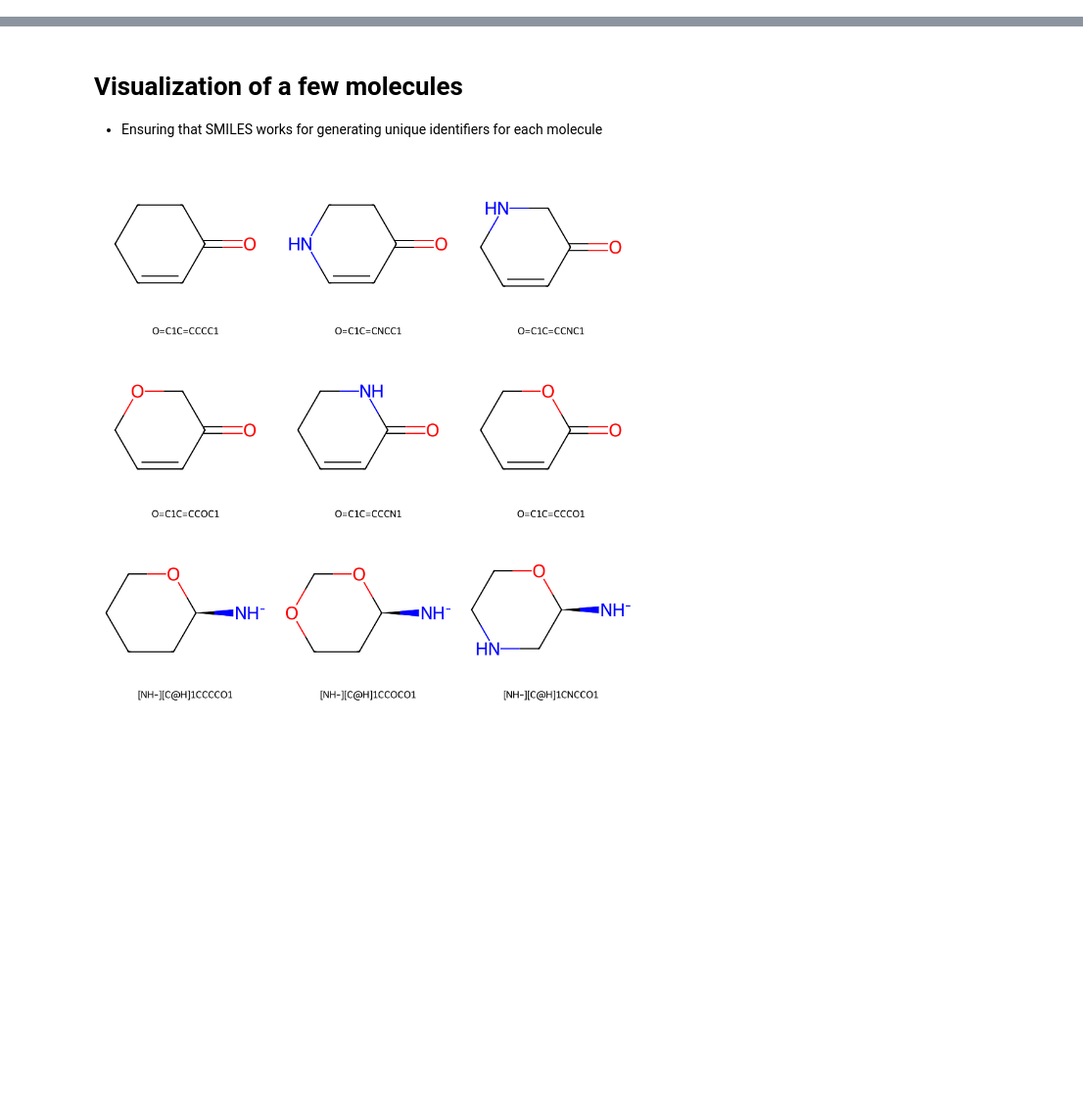
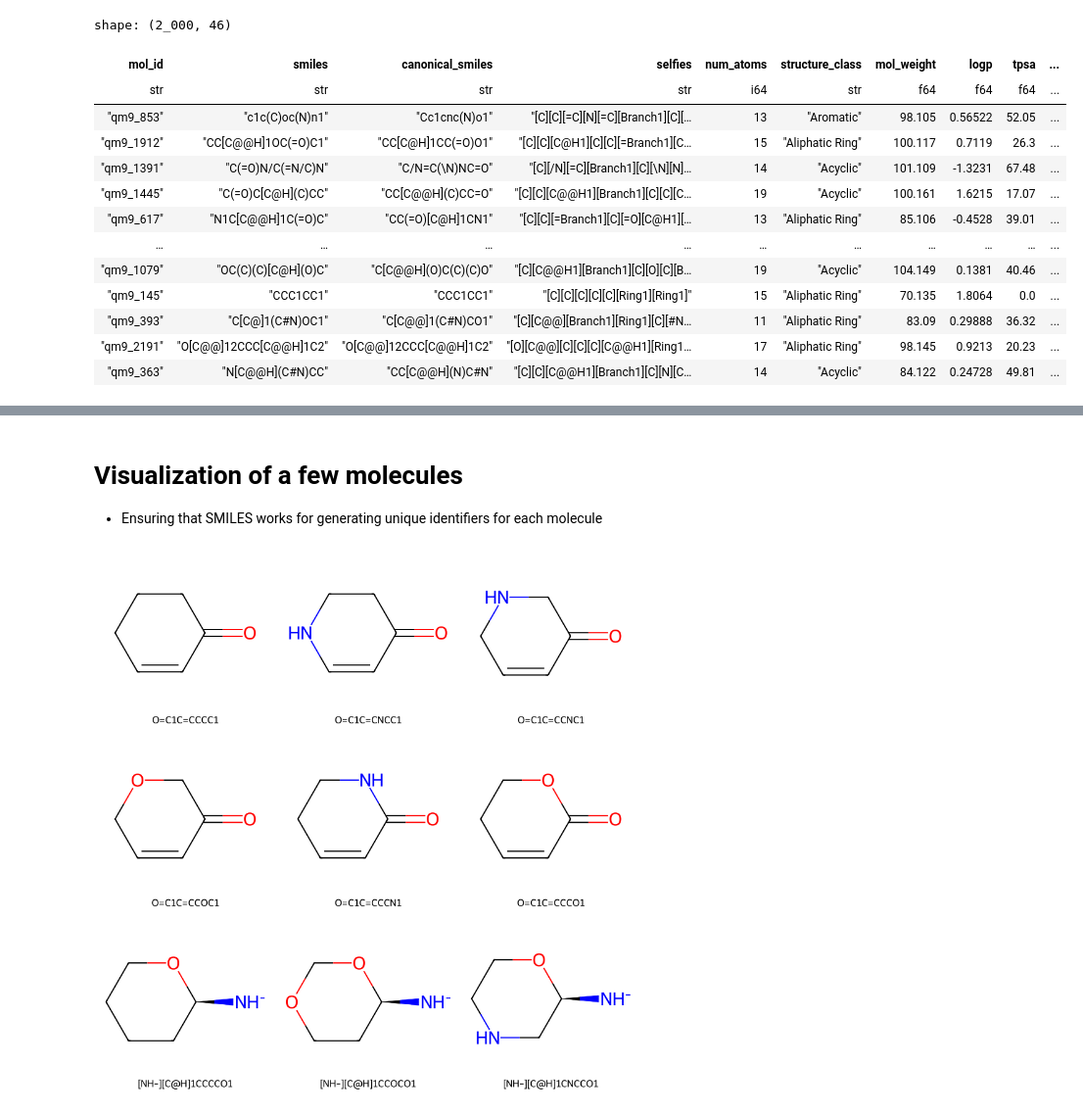
Before and after one commit to karlfindhansen/Non-Euclidean-Distances-in-Molecular-Representation, a Jupyter notebook: notebooks/QM9/qm9_analysis.ipynb, the cells around one changed output, grey strips where cells are left out. Shown at 98% size. Saved outputs shown, nothing was run; the diff lists cells and outputs as text; code cells hidden in the pictures; blank space fills up the shorter version.

```diff
--- a/notebooks/QM9/qm9_analysis.ipynb
+++ b/notebooks/QM9/qm9_analysis.ipynb
@@ -13 +41,18 @@ df = qm9.load()
+# %%
+qm9.df
+# %% [output]
+shape: (2_000, 46)
+| mol_id | smiles | canonical_smiles | selfies | num_atoms | structure_class | mol_weight | logp | tpsa | ... |
+| str | str | str | str | i64 | str | f64 | f64 | f64 | ... |
+| "qm9_853" | "c1c(C)oc(N)n1" | "Cc1cnc(N)o1" | "[C][C][=C][N][=C][Branch1][C][… | 13 | "Aromatic" | 98.105 | 0.56522 | 52.05 | ... |
+| "qm9_1912" | "CC[C@@H]1OC(=O)C1" | "CC[C@H]1CC(=O)O1" | "[C][C][C@H1][C][C][=Branch1][C… | 15 | "Aliphatic Ring" | 100.117 | 0.7119 | 26.3 | ... |
+| "qm9_1391" | "C(=O)N/C(=N/C)N" | "C/N=C(\N)NC=O" | "[C][/N][=C][Branch1][C][\N][N]… | 14 | "Acyclic" | 101.109 | -1.3231 | 67.48 | ... |
+| "qm9_1445" | "C(=O)C[C@H](C)CC" | "CC[C@@H](C)CC=O" | "[C][C][C@@H1][Branch1][C][C][C… | 19 | "Acyclic" | 100.161 | 1.6215 | 17.07 | ... |
+| "qm9_617" | "N1C[C@@H]1C(=O)C" | "CC(=O)[C@H]1CN1" | "[C][C][=Branch1][C][=O][C@H1][… | 13 | "Aliphatic Ring" | 85.106 | -0.4528 | 39.01 | ... |
+| … | … | … | … | … | … | … | … | … | ... |
+| "qm9_1079" | "OC(C)(C)[C@H](O)C" | "C[C@@H](O)C(C)(C)O" | "[C][C@@H1][Branch1][C][O][C][B… | 19 | "Acyclic" | 104.149 | 0.1381 | 40.46 | ... |
+| "qm9_145" | "CCC1CC1" | "CCC1CC1" | "[C][C][C][C][C][Ring1][Ring1]" | 15 | "Aliphatic Ring" | 70.135 | 1.8064 | 0.0 | ... |
+| "qm9_393" | "C[C@]1(C#N)OC1" | "C[C@@]1(C#N)CO1" | "[C][C@@][Branch1][Ring1][C][#N… | 11 | "Aliphatic Ring" | 83.09 | 0.29888 | 36.32 | ... |
+| "qm9_2191" | "O[C@@]12CCC[C@@H]1C2" | "O[C@@]12CCC[C@@H]1C2" | "[O][C@@][C][C][C][C@@H1][Ring1… | 17 | "Aliphatic Ring" | 98.145 | 0.9213 | 20.23 | ... |
+| "qm9_363" | "N[C@@H](C#N)CC" | "CC[C@@H](N)C#N" | "[C][C][C@@H1][Branch1][C][N][C… | 14 | "Acyclic" | 84.122 | 0.24728 | 49.81 | ... |
 # %%
```
Also changed, not shown: parts of 4 cells of this notebook, 6 other files.
